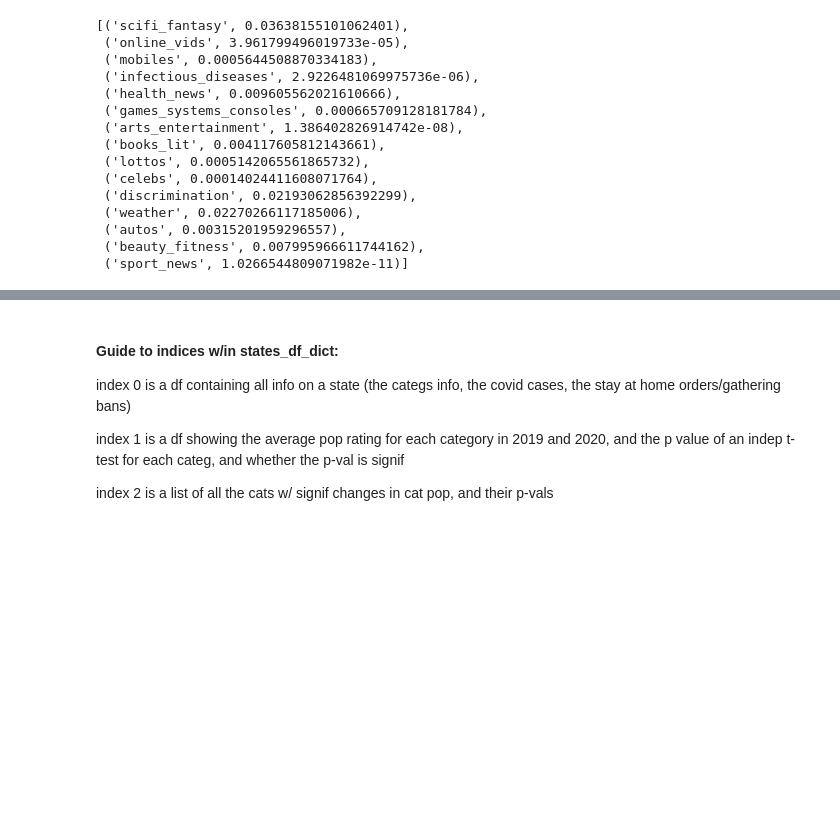
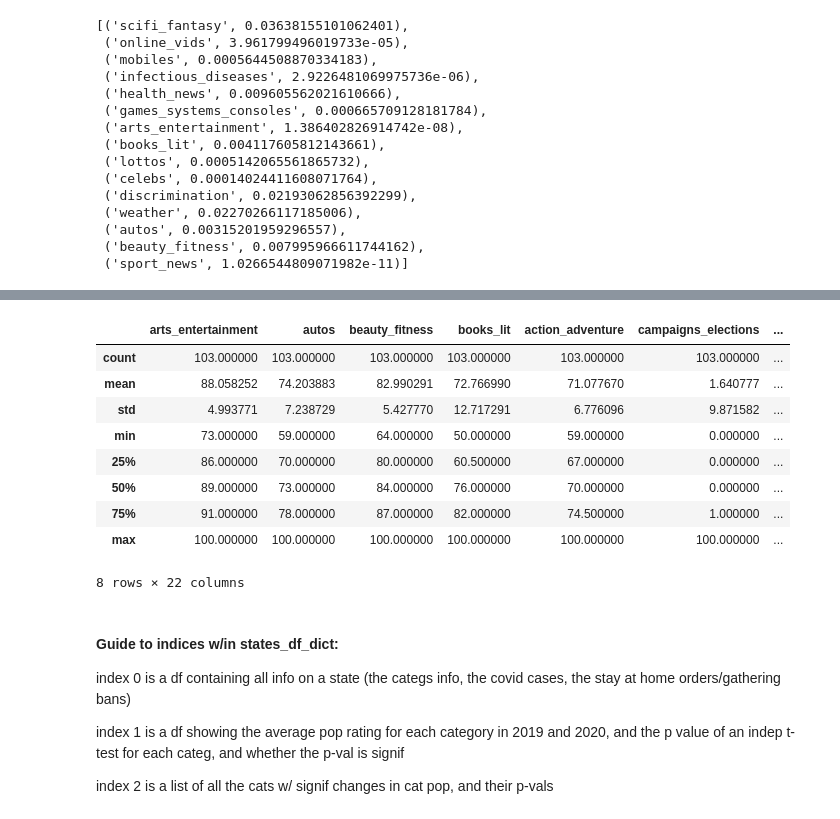
Before and after one commit to sarahDH615/google_trends_covid_project, a Jupyter notebook: sarah/analysis_visualisation/means-comparisons.ipynb, the cells around one changed output, grey strips where cells are left out. Saved outputs shown, nothing was run; the diff lists cells and outputs as text; code cells hidden in the pictures; blank space fills up the shorter version.

Commit message:
updates to means comparisons

```diff
--- a/sarah/analysis_visualisation/means-comparisons.ipynb
+++ b/sarah/analysis_visualisation/means-comparisons.ipynb
@@ -170,3 +192,16 @@ states_df_dict[f'{state_codes[49]}_data_df'][2]
+# %%
+states_df_dict[f'{state_codes[43]}_data_df'][0].describe()
+# %% [output]
+|  | arts_entertainment | autos | beauty_fitness | books_lit | action_adventure | campaigns_elections | ... |
+| count | 103.000000 | 103.000000 | 103.000000 | 103.000000 | 103.000000 | 103.000000 | ... |
+| mean | 88.058252 | 74.203883 | 82.990291 | 72.766990 | 71.077670 | 1.640777 | ... |
+| std | 4.993771 | 7.238729 | 5.427770 | 12.717291 | 6.776096 | 9.871582 | ... |
+| min | 73.000000 | 59.000000 | 64.000000 | 50.000000 | 59.000000 | 0.000000 | ... |
+| 25% | 86.000000 | 70.000000 | 80.000000 | 60.500000 | 67.000000 | 0.000000 | ... |
+| 50% | 89.000000 | 73.000000 | 84.000000 | 76.000000 | 70.000000 | 0.000000 | ... |
+| 75% | 91.000000 | 78.000000 | 87.000000 | 82.000000 | 74.500000 | 1.000000 | ... |
+| max | 100.000000 | 100.000000 | 100.000000 | 100.000000 | 100.000000 | 100.000000 | ... |
+8 rows × 22 columns
 # %% [markdown]
 #### Guide to indices w/in states_df_dict:
 
```
Also changed, not shown: parts of 1 cell of this notebook, 1 other file.
